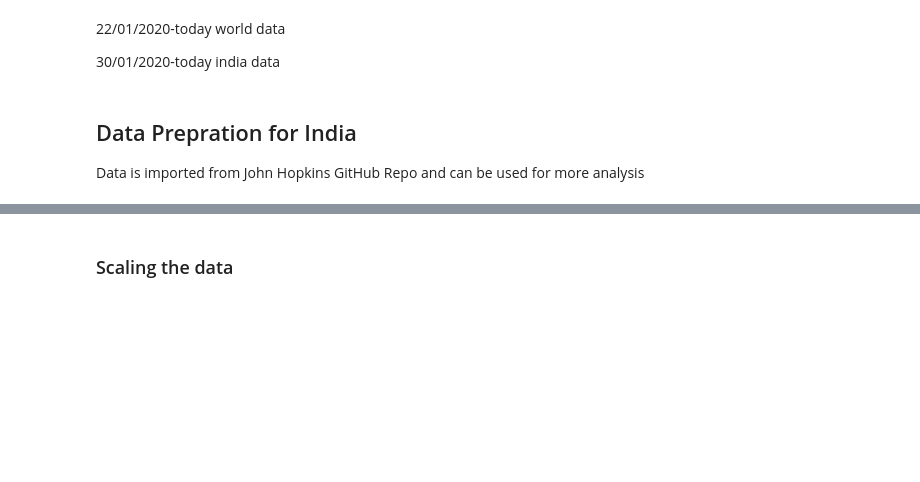
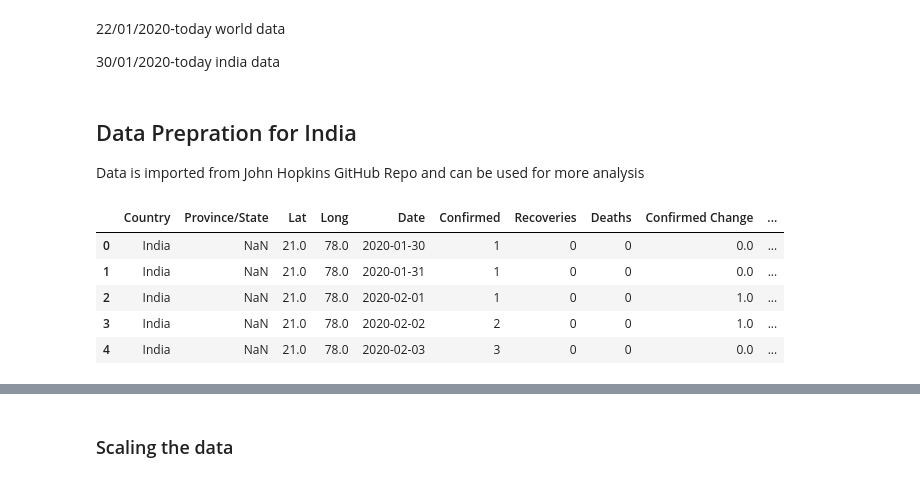
Before and after one commit to tariqmhmd5/Covid-Prediction, a Jupyter notebook: Prediction using LSTM.ipynb, the cells around one changed output, grey strips where cells are left out. Saved outputs shown, nothing was run; the diff lists cells and outputs as text; code cells hidden in the pictures; blank space fills up the shorter version.

```diff
--- a/Prediction using LSTM.ipynb
+++ b/Prediction using LSTM.ipynb
@@ -63,3 +68,12 @@ df_india=add_rates(df_india)
 df_india.reset_index(inplace=True,drop=True)
 df_india=df_india[8:]
 df_india.reset_index(inplace=True,drop=True)
+# %%
+df_india.head()
+# %% [output]
+|  | Country | Province/State | Lat | Long | Date | Confirmed | Recoveries | Deaths | Confirmed Change | ... |
+| 0 | India | NaN | 21.0 | 78.0 | 2020-01-30 | 1 | 0 | 0 | 0.0 | ... |
+| 1 | India | NaN | 21.0 | 78.0 | 2020-01-31 | 1 | 0 | 0 | 0.0 | ... |
+| 2 | India | NaN | 21.0 | 78.0 | 2020-02-01 | 1 | 0 | 0 | 1.0 | ... |
+| 3 | India | NaN | 21.0 | 78.0 | 2020-02-02 | 2 | 0 | 0 | 1.0 | ... |
+| 4 | India | NaN | 21.0 | 78.0 | 2020-02-03 | 3 | 0 | 0 | 0.0 | ... |
```
Also changed, not shown: parts of 30 cells of this notebook.
